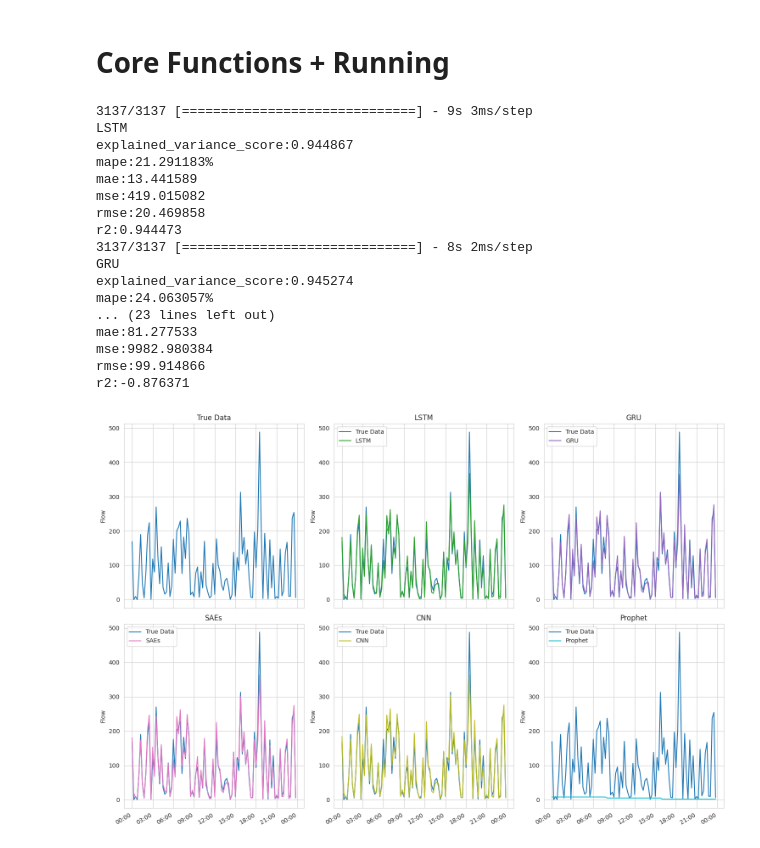
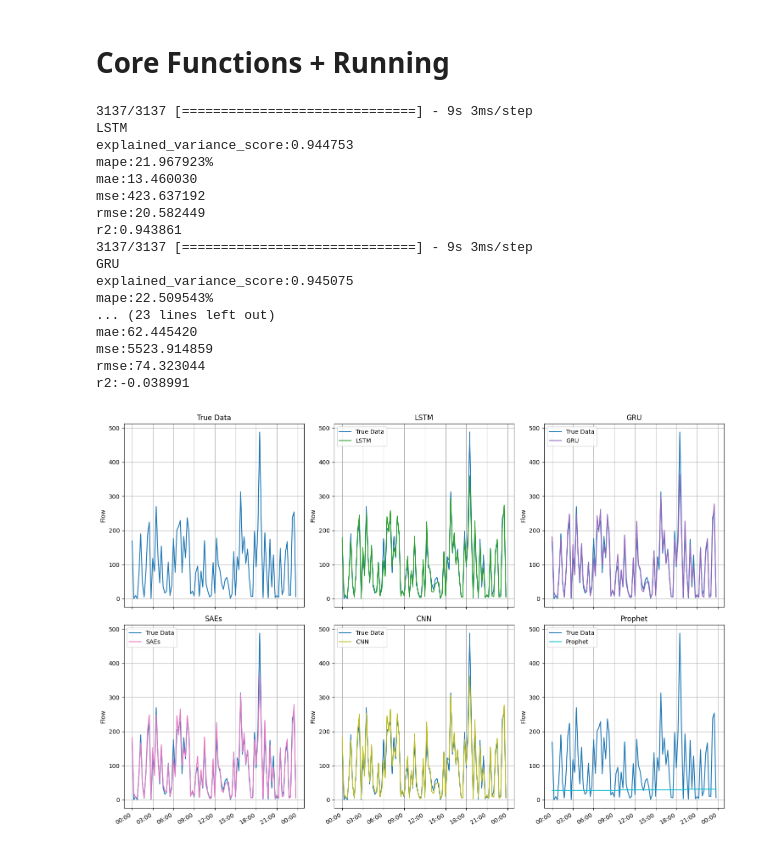
Before and after one commit to newbee1905/TrafficFlowPrediction, a Jupyter notebook: colab.ipynb, the cells around one changed output. Saved outputs shown, nothing was run; the diff lists cells and outputs as text; code cells hidden in the pictures.

```diff
--- a/colab.ipynb
+++ b/colab.ipynb
@@ -149,7 +149,7 @@ def process_data(df: pd.DataFrame, lags: int) -> tuple[np.ndarray, np.ndarray, n
     X = train[:, :-1]
     y = train[:, -1]
 
-    X_train, X_test, y_train, y_test = train_test_split(X, y, random_state=0, train_size=.75)
+    X_train, X_test, y_train, y_test = train_test_split(X, y, random_state=0, train_size=.75, shuffle=True)
 
     return X_train, y_train, X_test, y_test, flow_scaler, flow_rescaler, latlong_scaler
 # %% [markdown]
@@ -187,11 +187,11 @@ def process_data_prophet(df: pd.DataFrame) -> tuple[np.ndarray, np.ndarray]:
     expanded_latlong = np.repeat(latlong_data, num_time_steps, axis=0).reshape(-1, 2)
 
     expanded_date = np.repeat(date_data, num_time_steps, axis=0).reshape(-1, num_time_steps)
-    expanded_date = (expanded_date + time_values).reshape(-1, 1)
+    expanded_date = pd.to_datetime((expanded_date + time_values).reshape(-1, 1))
 
     train = np.hstack((expanded_latlong, expanded_date, flatten_flow_data))
 
-    train_size = int(len(train) * 0.75)
+    train_size = int(len(train) * 0.7 // num_time_steps * num_time_steps)
     test = train[train_size:, :]
     train = train[:train_size, :]
 
@@ -706,7 +707,7 @@ hours = 24
 lstm = load_model(f'{data_folder}/model/lstm.h5')
 gru = load_model(f'{data_folder}/model/gru.h5')
 saes = load_model(f'{data_folder}/model/saes.h5')
-cnn = load_model('model/cnn.h5')
+cnn = load_model(f'{data_folder}/model/cnn.h5')
 with open(f'{data_folder}/model/prophet.json', 'rb') as fin:
     prophet = model_from_json(fin.read())
 
@@ -731,28 +732,29 @@ for name, model in zip(names, models):
     eva_regress(y_test, predicted)
     y_preds.append(predicted[:periods])
 print("Prophet")
-predicted = prophet.predict(pd.DataFrame(prophet_test, columns=["lat", "lng", "ds", "y"]))
+prophet_test_data = pd.DataFrame(prophet_test, columns=["lat", "lng", "ds", "y"])
+predicted = prophet.predict(pd.DataFrame(prophet_test_data))
 eva_regress(prophet_test[:, 3], predicted["yhat"])
 y_preds.append(predicted["yhat"][:periods])
 # %% [output]
 3137/3137 [==============================] - 9s 3ms/step
 LSTM
-explained_variance_score:0.944867
-mape:21.291183%
-mae:13.441589
-mse:419.015082
-rmse:20.469858
-r2:0.944473
-3137/3137 [==============================] - 8s 2ms/step
+explained_variance_score:0.944753
+mape:21.967923%
+mae:13.460030
+mse:423.637192
+rmse:20.582449
+r2:0.943861
+3137/3137 [==============================] - 9s 3ms/step
 GRU
-explained_variance_score:0.945274
-mape:24.063057%
+explained_variance_score:0.945075
+mape:22.509543%
 ... (23 lines left out)
-mae:81.277533
-mse:9982.980384
-rmse:99.914866
-r2:-0.876371
+mae:62.445420
+mse:5523.914859
+rmse:74.323044
+r2:-0.038991
 # %%
-plot_results(y_test[:periods], y_preds, names, periods)
+plot_results(y_test[:periods * 7], y_preds, names, periods)
 # %% [output]
-[figure, old version]
+[figure, new version]
```
Also changed, not shown: parts of 10 cells of this notebook.
